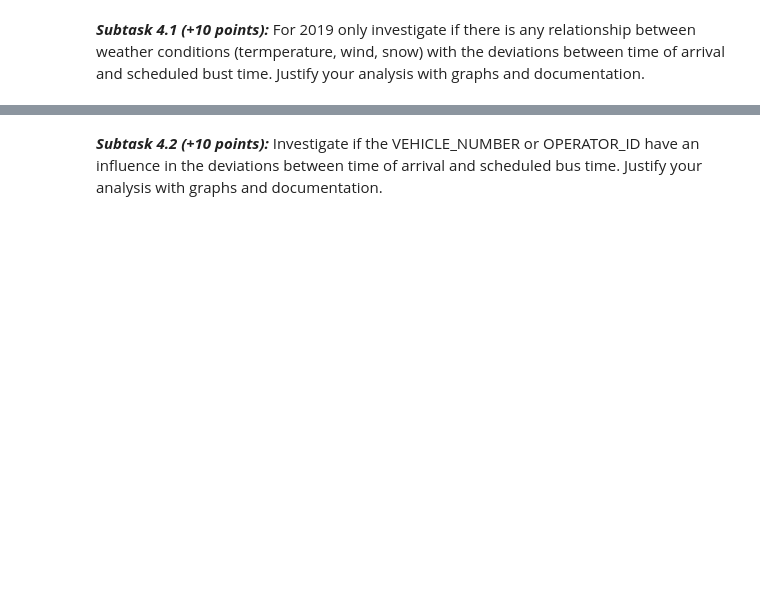
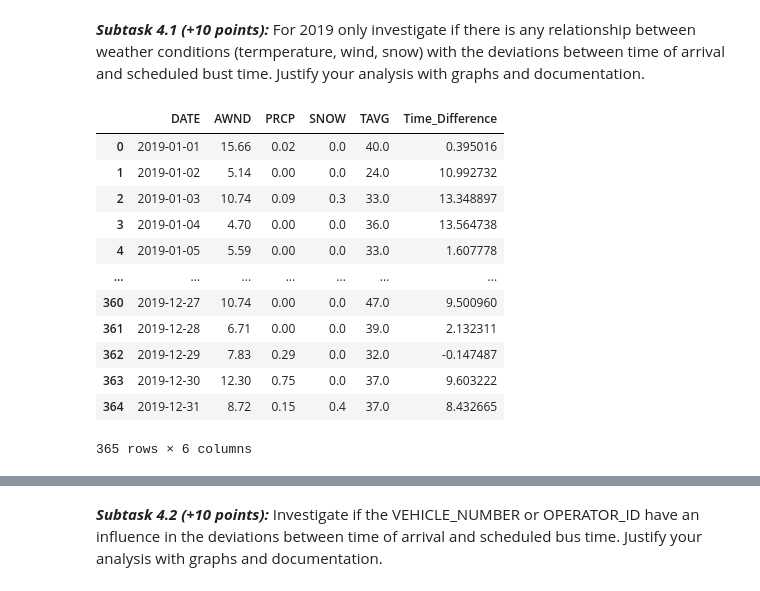
Before and after one commit to xiborxu/IST462Xibo, a Jupyter notebook: FinalExam_IST462_Fall2023.ipynb, the cells around one changed output, grey strips where cells are left out. Drawn from its saved outputs; the diff is of its cells as text; code cells hidden in the pictures; blank space fills up the shorter version.

```diff
--- a/FinalExam_IST462_Fall2023.ipynb
+++ b/FinalExam_IST462_Fall2023.ipynb
@@ -254,2 +444,13 @@ print(monthly_cost_2020)
 # %% [markdown]
 **Task 4 (20 points):** For both years 2019 and 2020, study the differences between the time of arrival (TIME_ACTUAL_ARRIVE) and the scheduled bus time (TIME_SCHEDULED) to determine the hours of the day, or the weeks of the year (or some other time period) where significant deviations between the arrival time and the scheduled time appear. Deviations of more than 10 minutes can be considered significant but you can change this limit if it makes sense for your analysis.
+# %%
+bus_data2019['TIME_ACTUAL_ARRIVE'] = pd.to_datetime(bus_data2019['TIME_ACTUAL_ARRIVE'])
+bus_data2019['TIME_SCHEDULED'] = pd.to_datetime(bus_data2019['TIME_SCHEDULED'])
+
+# Calculate the time differences in minutes
+bus_data2019['Time_Difference'] = (bus_data2019['TIME_ACTUAL_ARRIVE'] - bus_data2019['TIME_SCHEDULED']).dt.total_seconds() / 60
+bus_data2019['Hour_of_Day'] = bus_data2019['TIME_ACTUAL_ARRIVE'].dt.hour
+hour_time_difference_2019 = bus_data2019.groupby('Hour_of_Day')['Time_Difference'].mean()
+hour_time_difference_2019 = pd.DataFrame({'Time Difference': hour_time_difference_2019})
+major_difference_hours_2019 = hour_time_difference_2019[(hour_time_difference_2019['Time Difference'] > 5) | (hour_time_difference_2019['Time Difference']< -5)]
+major_difference_hours_2019
@@ -256,2 +487,21 @@ print(monthly_cost_2020)
 # %% [markdown]
 ***Subtask 4.1 (+10 points):*** For 2019 only investigate if there is any relationship between weather conditions (termperature, wind, snow) with the deviations between time of arrival and scheduled bust time. Justify your analysis with graphs and documentation.
+# %%
+weather2019['DATE'] = pd.to_datetime(weather2019['DATE'])
+merged_2019 = pd.merge(weather2019, bus_data2019, on = 'DATE')
+weather_difference = merged_2019.groupby('DATE')[['AWND','PRCP','SNOW','TAVG','Time_Difference']].mean().reset_index()
+weather_difference
+# %% [output]
+|  | DATE | AWND | PRCP | SNOW | TAVG | Time_Difference |
+| 0 | 2019-01-01 | 15.66 | 0.02 | 0.0 | 40.0 | 0.395016 |
+| 1 | 2019-01-02 | 5.14 | 0.00 | 0.0 | 24.0 | 10.992732 |
+| 2 | 2019-01-03 | 10.74 | 0.09 | 0.3 | 33.0 | 13.348897 |
+| 3 | 2019-01-04 | 4.70 | 0.00 | 0.0 | 36.0 | 13.564738 |
+| 4 | 2019-01-05 | 5.59 | 0.00 | 0.0 | 33.0 | 1.607778 |
+| ... | ... | ... | ... | ... | ... | ... |
+| 360 | 2019-12-27 | 10.74 | 0.00 | 0.0 | 47.0 | 9.500960 |
+| 361 | 2019-12-28 | 6.71 | 0.00 | 0.0 | 39.0 | 2.132311 |
+| 362 | 2019-12-29 | 7.83 | 0.29 | 0.0 | 32.0 | -0.147487 |
+| 363 | 2019-12-30 | 12.30 | 0.75 | 0.0 | 37.0 | 9.603222 |
+| 364 | 2019-12-31 | 8.72 | 0.15 | 0.4 | 37.0 | 8.432665 |
+365 rows × 6 columns
```
Also changed, not shown: parts of 19 cells of this notebook.
